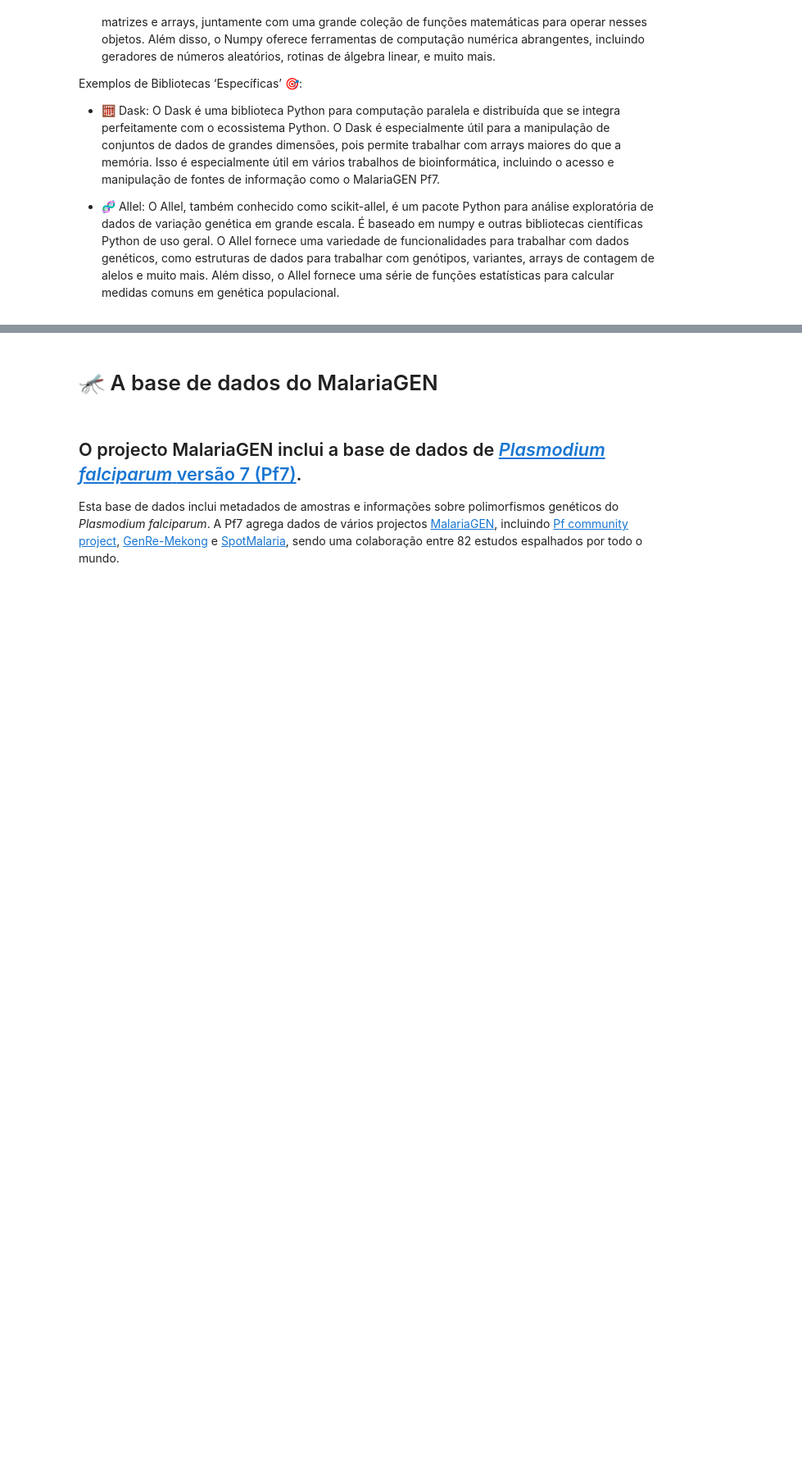
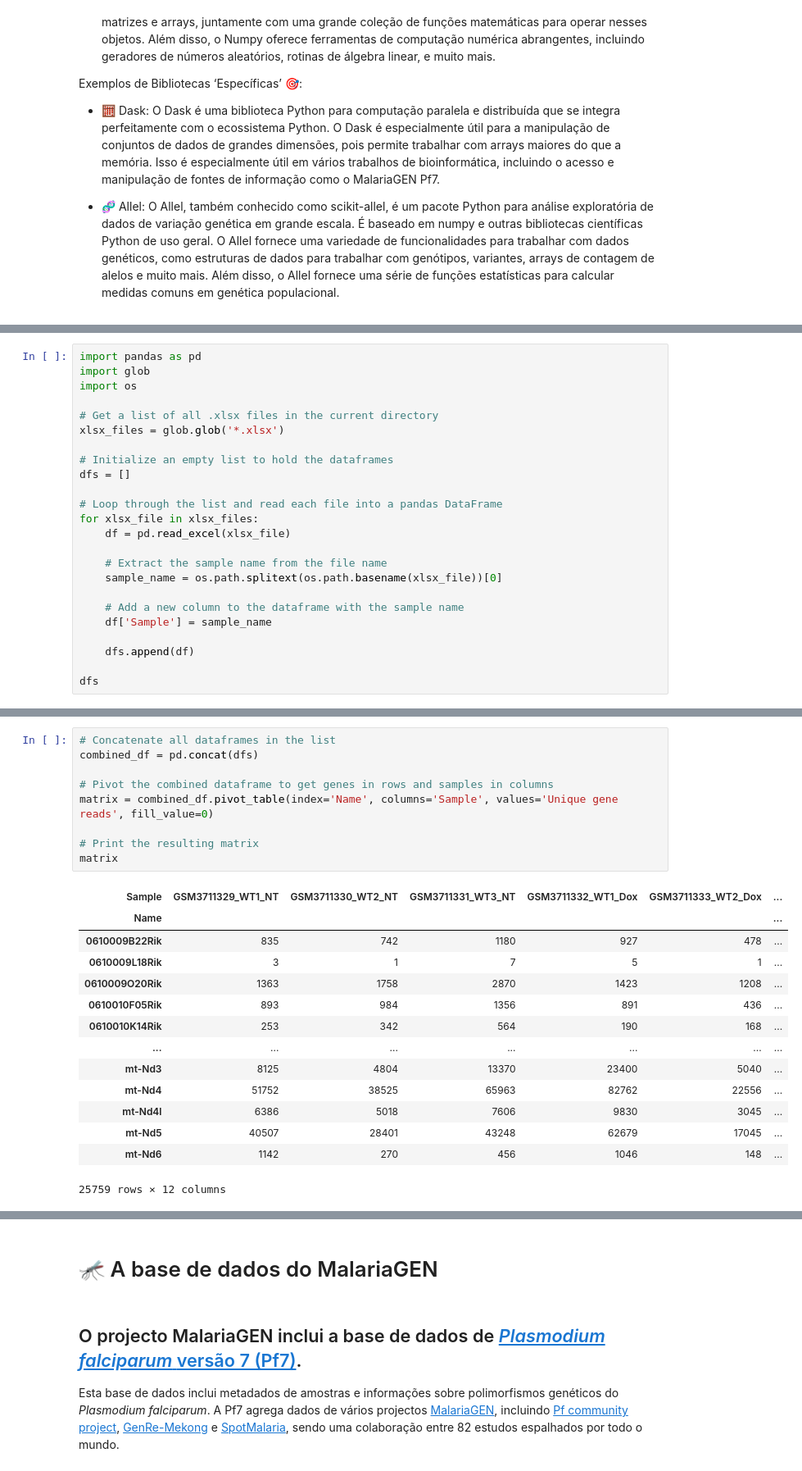
Before and after one commit to nunososorio/medicaldatascience, a Jupyter notebook: dataproc_intro.ipynb, the cells around one changed output, grey strips where cells are left out. Shown at 82% size. Saved outputs shown, nothing was run; the diff lists cells and outputs as text; blank space fills up the shorter version.

```diff
--- a/dataproc_intro.ipynb
+++ b/dataproc_intro.ipynb
@@ -142,0 +215,24 @@ print("Lista:", lista)
+# %%
+import pandas as pd
+import glob
+import os
+
+# Get a list of all .xlsx files in the current directory
+xlsx_files = glob.glob('*.xlsx')
+
+# Initialize an empty list to hold the dataframes
+dfs = []
+
+# Loop through the list and read each file into a pandas DataFrame
+for xlsx_file in xlsx_files:
+    df = pd.read_excel(xlsx_file)
+
+    # Extract the sample name from the file name
+    sample_name = os.path.splitext(os.path.basename(xlsx_file))[0]
+
+    # Add a new column to the dataframe with the sample name
+    df['Sample'] = sample_name
+
+    dfs.append(df)
+
+dfs
@@ -142,0 +270,24 @@ print("Lista:", lista)
+# %%
+# Concatenate all dataframes in the list
+combined_df = pd.concat(dfs)
+
+# Pivot the combined dataframe to get genes in rows and samples in columns
+matrix = combined_df.pivot_table(index='Name', columns='Sample', values='Unique gene reads', fill_value=0)
+
+# Print the resulting matrix
+matrix
+# %% [output]
+| Sample | GSM3711329_WT1_NT | GSM3711330_WT2_NT | GSM3711331_WT3_NT | GSM3711332_WT1_Dox | GSM3711333_WT2_Dox | ... |
+| Name |  |  |  |  |  | ... |
+| 0610009B22Rik | 835 | 742 | 1180 | 927 | 478 | ... |
+| 0610009L18Rik | 3 | 1 | 7 | 5 | 1 | ... |
+| 0610009O20Rik | 1363 | 1758 | 2870 | 1423 | 1208 | ... |
+| 0610010F05Rik | 893 | 984 | 1356 | 891 | 436 | ... |
+| 0610010K14Rik | 253 | 342 | 564 | 190 | 168 | ... |
+| ... | ... | ... | ... | ... | ... | ... |
+| mt-Nd3 | 8125 | 4804 | 13370 | 23400 | 5040 | ... |
+| mt-Nd4 | 51752 | 38525 | 65963 | 82762 | 22556 | ... |
+| mt-Nd4l | 6386 | 5018 | 7606 | 9830 | 3045 | ... |
+| mt-Nd5 | 40507 | 28401 | 43248 | 62679 | 17045 | ... |
+| mt-Nd6 | 1142 | 270 | 456 | 1046 | 148 | ... |
+25759 rows × 12 columns
```
Also changed, not shown: parts of 26 cells of this notebook.
